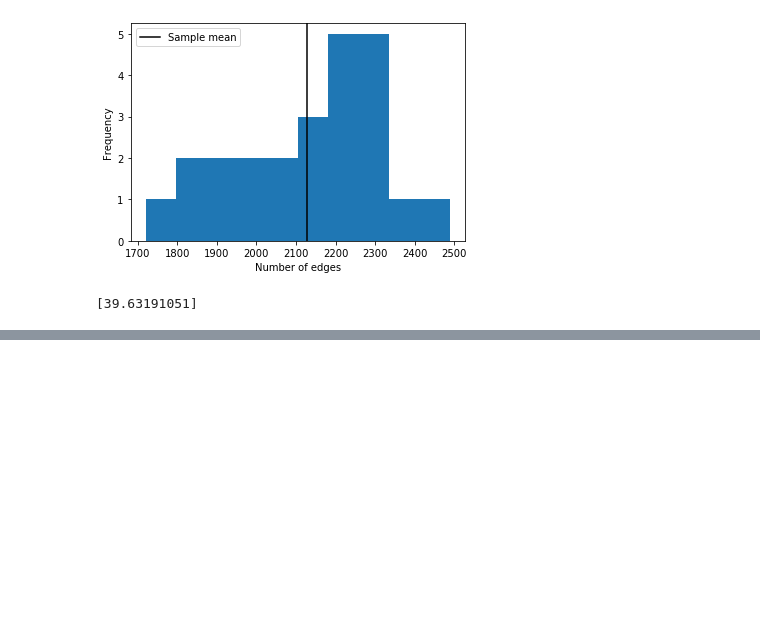
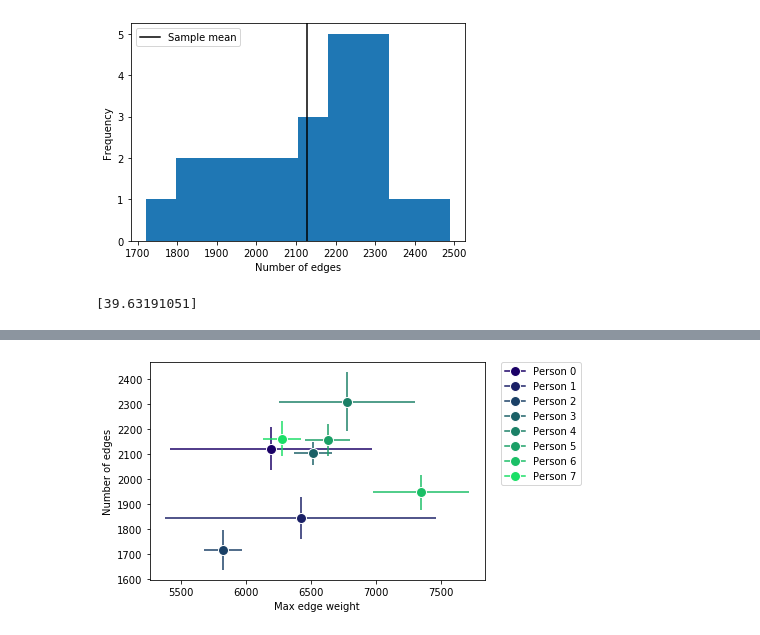
Before and after one commit to asizemore/ENM_375_lecture_code, a Jupyter notebook: lecture_5_02_04_2020/Lecture5_02_04_2020_final.ipynb, the cells around one changed output, grey strips where cells are left out. Cells and saved outputs as stored; diff of their text form; code cells hidden in the pictures; blank space fills up the shorter version.

Commit message:
added 2d errors

```diff
--- a/lecture_5_02_04_2020/Lecture5_02_04_2020_dev.ipynb
+++ b/lecture_5_02_04_2020/Lecture5_02_04_2020_final.ipynb
@@ -381,0 +456,19 @@ print(n_edges_sem)
+# %%
+# We finally have everything we need to plot!!
+
+fig = plt.figure()
+
+for person in range(n_individuals):
+    person_color = [0.1, (person/n_individuals), 0.4]
+    plt.plot(max_edge_individual_array[person, 0], n_edges_individual_array[person, 0], marker = '.',
+             ms = 20, color = person_color, mec = 'w', label = f'Person {person}')
+    plt.errorbar(max_edge_individual_array[person, 0], n_edges_individual_array[person, 0],
+                 yerr = 2*n_edges_individual_sem[person, 0], color = person_color)
+    plt.errorbar(max_edge_individual_array[person, 0], n_edges_individual_array[person, 0],
+                 xerr = 2*max_edge_individual_sem[person, 0], color = person_color) #label = r'$\pm$ 2*SE',
+
+plt.xlabel('Max edge weight')
+plt.ylabel('Number of edges')
+plt.legend(loc=2, bbox_to_anchor=(1.05,1), borderaxespad = 0.0);
+# %% [output]
+[figure, added]
```
Also changed, not shown: parts of 7 cells of this notebook, 1 other file.
